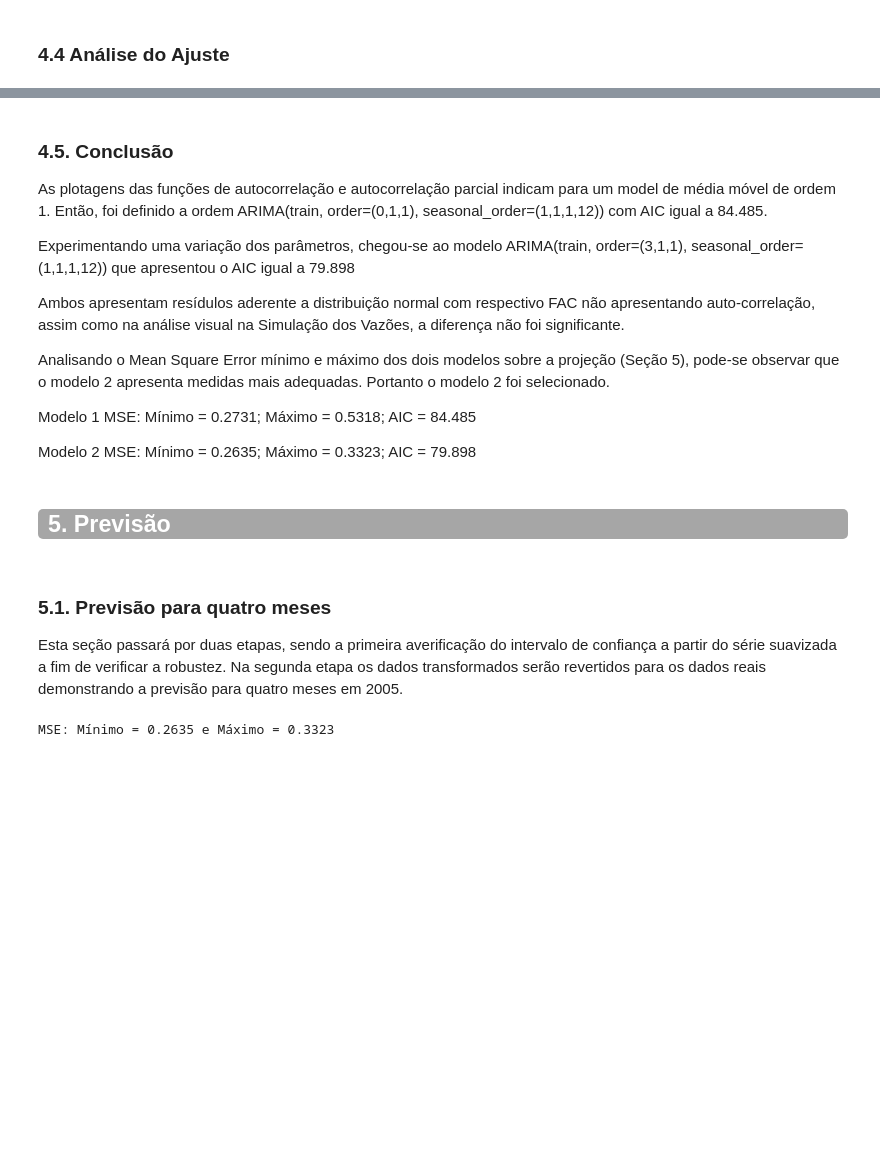
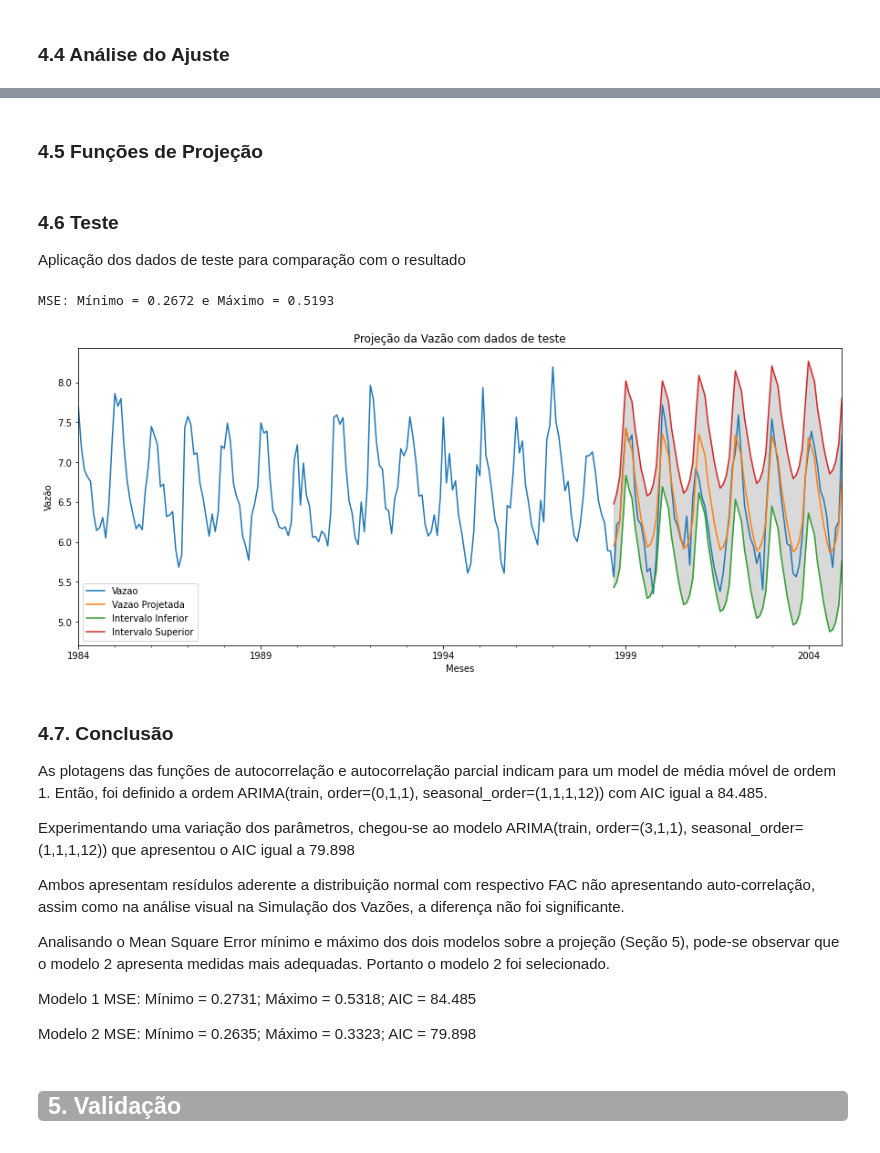
Before and after one commit to yscosta/Previsao-de-Vazoes-de-Rios, a Jupyter notebook: Previsao-de-Vazoes-de-Rios.ipynb, the cells around one changed output, grey strips where cells are left out. Drawn from its saved outputs; the diff is of its cells as text; code cells hidden in the pictures; blank space fills up the shorter version.

Commit message:
Inclusão da análise de vazões projetas e comparadas em 2005

```diff
--- a/Previsao-de-Vazoes-de-Rios.ipynb
+++ b/Previsao-de-Vazoes-de-Rios.ipynb
@@ -368,0 +372,33 @@ Text(0, 0.5, 'Vazão')
+# %% [markdown]
+### 4.5 Funções de Projeção
+# %%
+def get_forecast(months_ahead):
+    result = model_fit.get_forecast(steps=len(test)+months_ahead)
+    summ = pd.DataFrame(result.summary_frame(alpha=0.05))
+    return summ
+# %%
+def arrange_to_plot(forecast_series):
+    se_mim = round(forecast_series['mean_se'].min(), 4)
+    se_max = round(forecast_series['mean_se'].max(), 4)
+    forecast_data.drop(columns=['mean_se'], inplace=True)
+
+    dict = {}
+    for name in forecast_series.columns:
+        dict[name] = name
+    dict['mean'] = 'Vazao Projetada'
+    dict['mean_ci_lower'] = 'Intervalo Inferior'
+    dict['mean_ci_upper'] = 'Intervalo Superior'
+    forecast_series.columns = [value for key, value in dict.items()]
+    return forecast_series, se_mim, se_max
+# %%
+def plot_forecast(forecast_series, title):
+    forecast_series.plot()
+    plt.title(title)
+    plt.xlabel('Meses')
+    plt.ylabel('Vazão')
+
+    plt.fill_between(forecast_series.index,
+                     forecast_series['Intervalo Inferior'],
+                     forecast_series['Intervalo Superior'],
+                     color='k', alpha=.15)
+    return
@@ -369,5 +412,23 @@ Text(0, 0.5, 'Vazão')
+# %% [markdown]
+### 4.6 Teste
+
+Aplicação dos dados de teste para comparação com o resultado
+# %%
+# Obtém a projeção para a série original.
+summ = get_forecast(0)
+
+forecast_data = pd.concat([series, summ], axis=1)
+
+forecast_data, se_mim, se_max = arrange_to_plot(forecast_data)
+
+print(f'MSE: Mínimo = {se_mim} e Máximo = {se_max}')
+
+plot_forecast(forecast_data, 'Projeção da Vazão com dados de teste')
+# %% [output]
+MSE: Mínimo = 0.2672 e Máximo = 0.5193
+[figure, added]
 # %% [markdown]
-### 4.5. Conclusão
+### 4.7. Conclusão
 
 As plotagens das funções de autocorrelação e autocorrelação parcial indicam para um model de média móvel de ordem 1. Então, foi definido a ordem ARIMA(train, order=(0,1,1), seasonal_order=(1,1,1,12)) com AIC igual a 84.485.
 
@@ -381,9 +442,5 @@ Modelo 1 MSE: Mínimo = 0.2731; Máximo = 0.5318; AIC = 84.485
 
 Modelo 2 MSE: Mínimo = 0.2635; Máximo = 0.3323; AIC = 79.898
 # %% [markdown]
-<div class="alert alert-info" style="background-color:#A6A6A6; color:white; padding:0px 10px; border-radius:5px;"><h2 style='margin:10px 5px'>5. Previsão</h2>
+<div class="alert alert-info" style="background-color:#A6A6A6; color:white; padding:0px 10px; border-radius:5px;"><h2 style='margin:10px 5px'>5. Validação</h2>
 </div>
-# %% [markdown]
-### 5.1.  Previsão para quatro meses
-
-Esta seção passará por duas etapas, sendo a primeira averificação do intervalo de confiança a partir do série suavizada a fim de verificar a robustez. Na segunda etapa os dados transformados serão revertidos para os dados reais demonstrando a previsão para quatro meses em 2005.
@@ -393,19 +446,0 @@ summ = pd.DataFrame(result.summary_frame(alpha=0.05))
-# %%
-forecast_data = pd.concat([series, summ], axis=1)
-
-se_mim = round(forecast_data['mean_se'].min(), 4)
-se_max = round(forecast_data['mean_se'].max(), 4)
-forecast_data.drop(columns=['mean_se'], inplace=True)
-
-dict = {}
-for name in forecast_data.columns:
-    dict[name] = name
-dict['mean'] = 'Vazao Projetada'
-dict['mean_ci_lower'] = 'Intervalo Inferior'
-dict['mean_ci_upper'] = 'Intervalo Superior'
-dict
-forecast_data.columns = [value for key, value in dict.items()]
-
-print(f'MSE: Mínimo = {se_mim} e Máximo = {se_max}')
-# %% [output]
-MSE: Mínimo = 0.2635 e Máximo = 0.3323
```
Also changed, not shown: parts of 14 cells of this notebook, 2 other files.
